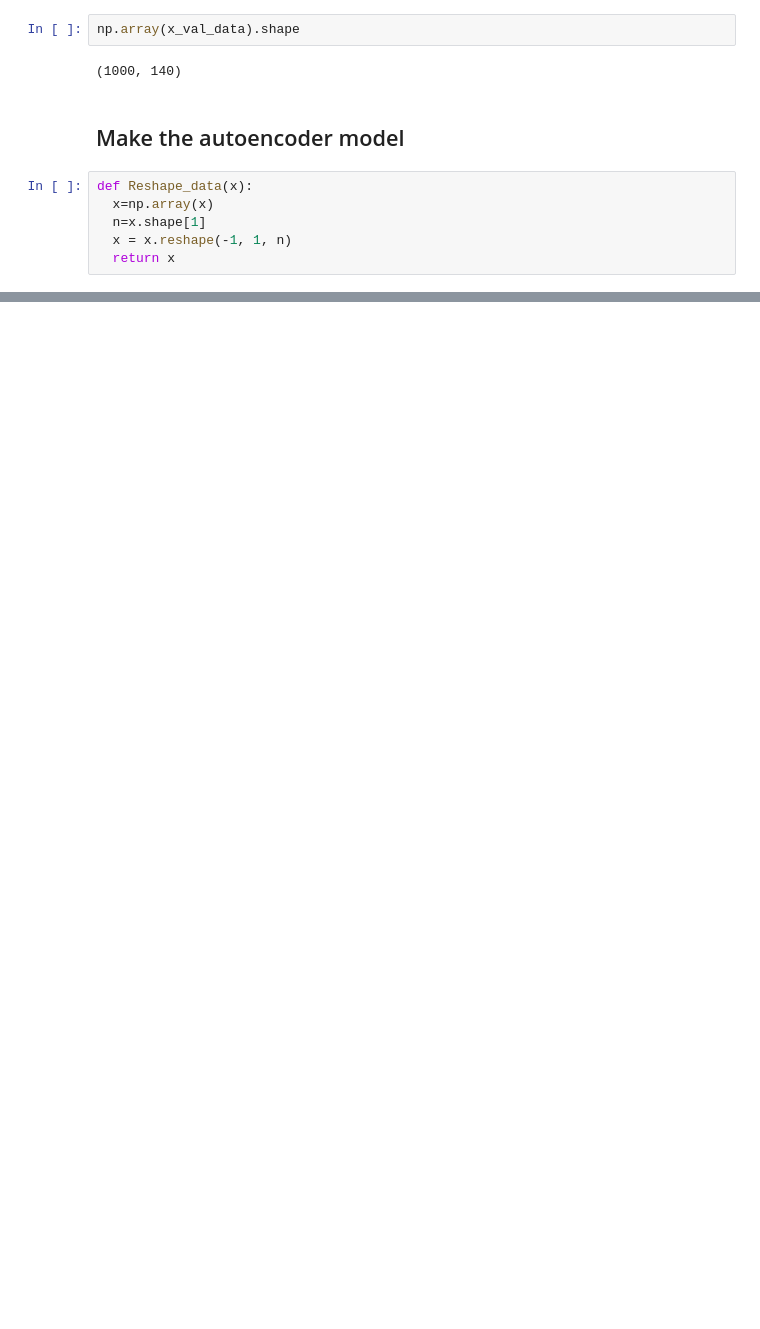
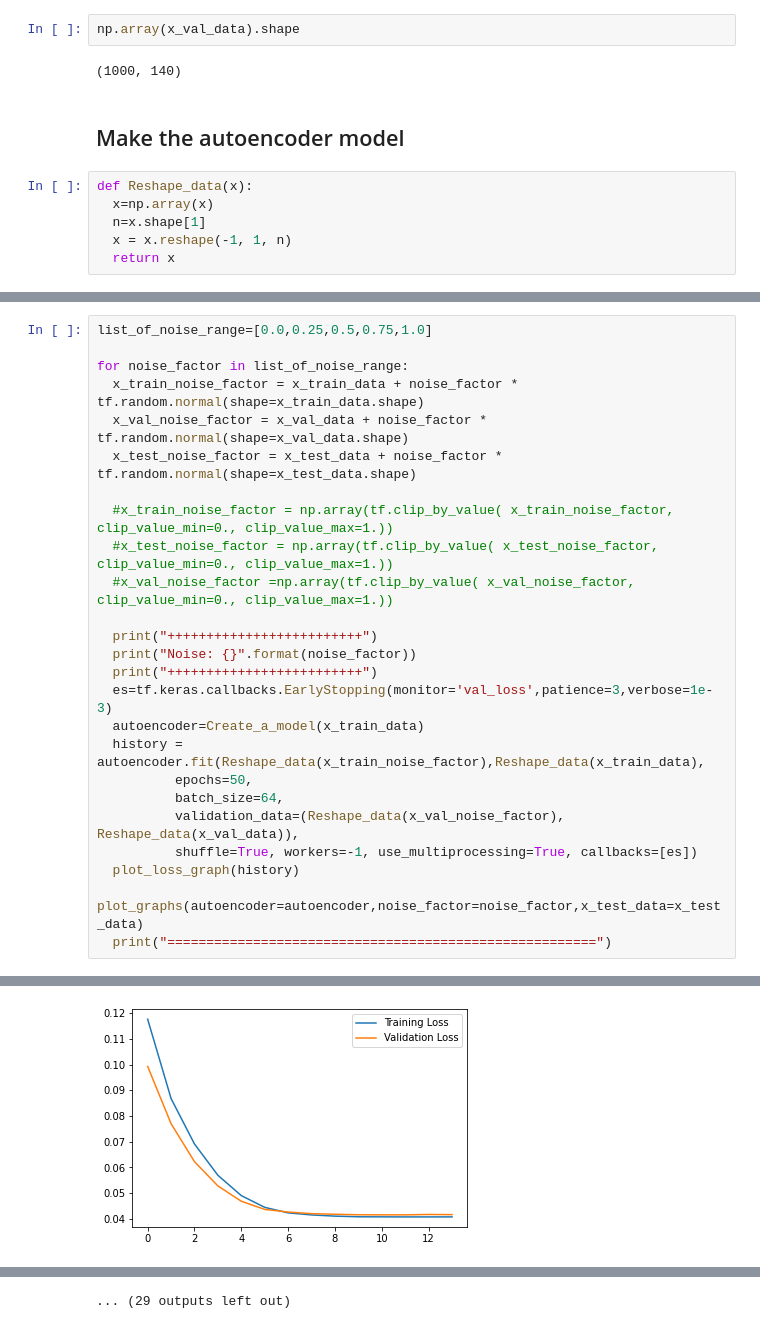
Before and after one commit to wyctorfogos/RECONSTRUCTION-OF-ECG-SIGNAL-WITH-DIFFERENT-NOISE-LEVELS, a Jupyter notebook: RECONSTRUCTION_OF_ECG_SIGNAL_WITH_DIFFERENT_NOISE_LEVELS.ipynb, the cells around one changed output, grey strips where cells are left out. Drawn from its saved outputs; the diff is of its cells as text; blank space fills up the shorter version.

```diff
--- a/RECONSTRUCTION_OF_ECG_SIGNAL_WITH_DIFFERENT_NOISE_LEVELS.ipynb
+++ b/RECONSTRUCTION_OF_ECG_SIGNAL_WITH_DIFFERENT_NOISE_LEVELS.ipynb
@@ -191,0 +231,26 @@ plt.show()
+# %%
+list_of_noise_range=[0.0,0.25,0.5,0.75,1.0]
+
+for noise_factor in list_of_noise_range:
+  x_train_noise_factor = x_train_data + noise_factor * tf.random.normal(shape=x_train_data.shape)
+  x_val_noise_factor = x_val_data + noise_factor * tf.random.normal(shape=x_val_data.shape)
+  x_test_noise_factor = x_test_data + noise_factor * tf.random.normal(shape=x_test_data.shape)
+
+  #x_train_noise_factor = np.array(tf.clip_by_value( x_train_noise_factor, clip_value_min=0., clip_value_max=1.))
+  #x_test_noise_factor = np.array(tf.clip_by_value( x_test_noise_factor, clip_value_min=0., clip_value_max=1.))
+  #x_val_noise_factor =np.array(tf.clip_by_value( x_val_noise_factor, clip_value_min=0., clip_value_max=1.))
+
+  print("+++++++++++++++++++++++++")
+  print("Noise: {}".format(noise_factor))
+  print("+++++++++++++++++++++++++")
+  es=tf.keras.callbacks.EarlyStopping(monitor='val_loss',patience=3,verbose=1e-3)
+  autoencoder=Create_a_model(x_train_data)
+  history = autoencoder.fit(Reshape_data(x_train_noise_factor),Reshape_data(x_train_data),
+          epochs=50,
+          batch_size=64,
+          validation_data=(Reshape_data(x_val_noise_factor), Reshape_data(x_val_data)),
+          shuffle=True, workers=-1, use_multiprocessing=True, callbacks=[es])
+  plot_loss_graph(history)
+  plot_graphs(autoencoder=autoencoder,noise_factor=noise_factor,x_test_data=x_test_data)
+  print("=======================================================")
+# %% [output]
@@ -191,0 +274 @@ plt.show()
+[figure, added]
@@ -191,0 +301 @@ plt.show()
+... (29 outputs left out)
```
Also changed, not shown: parts of 13 cells of this notebook.
